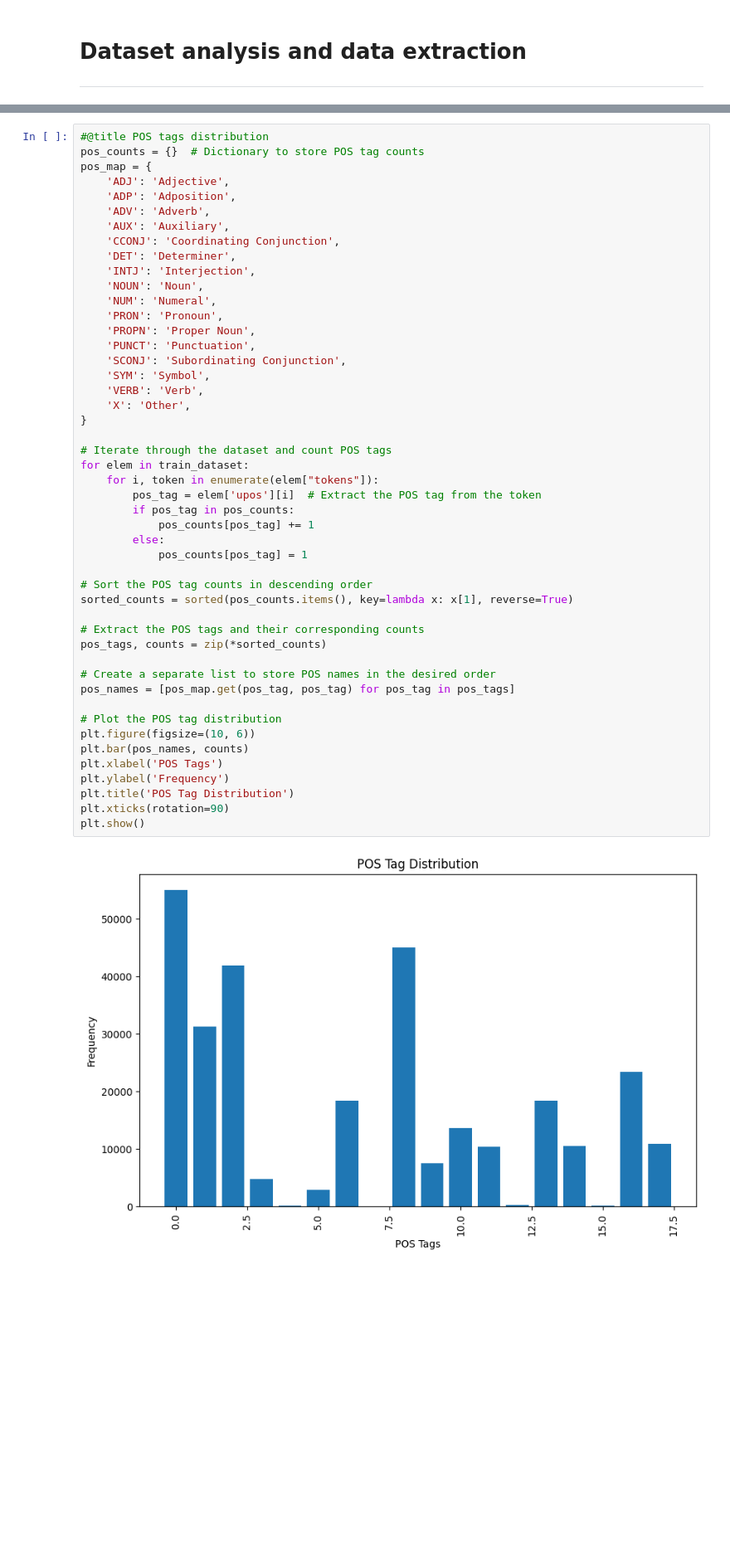
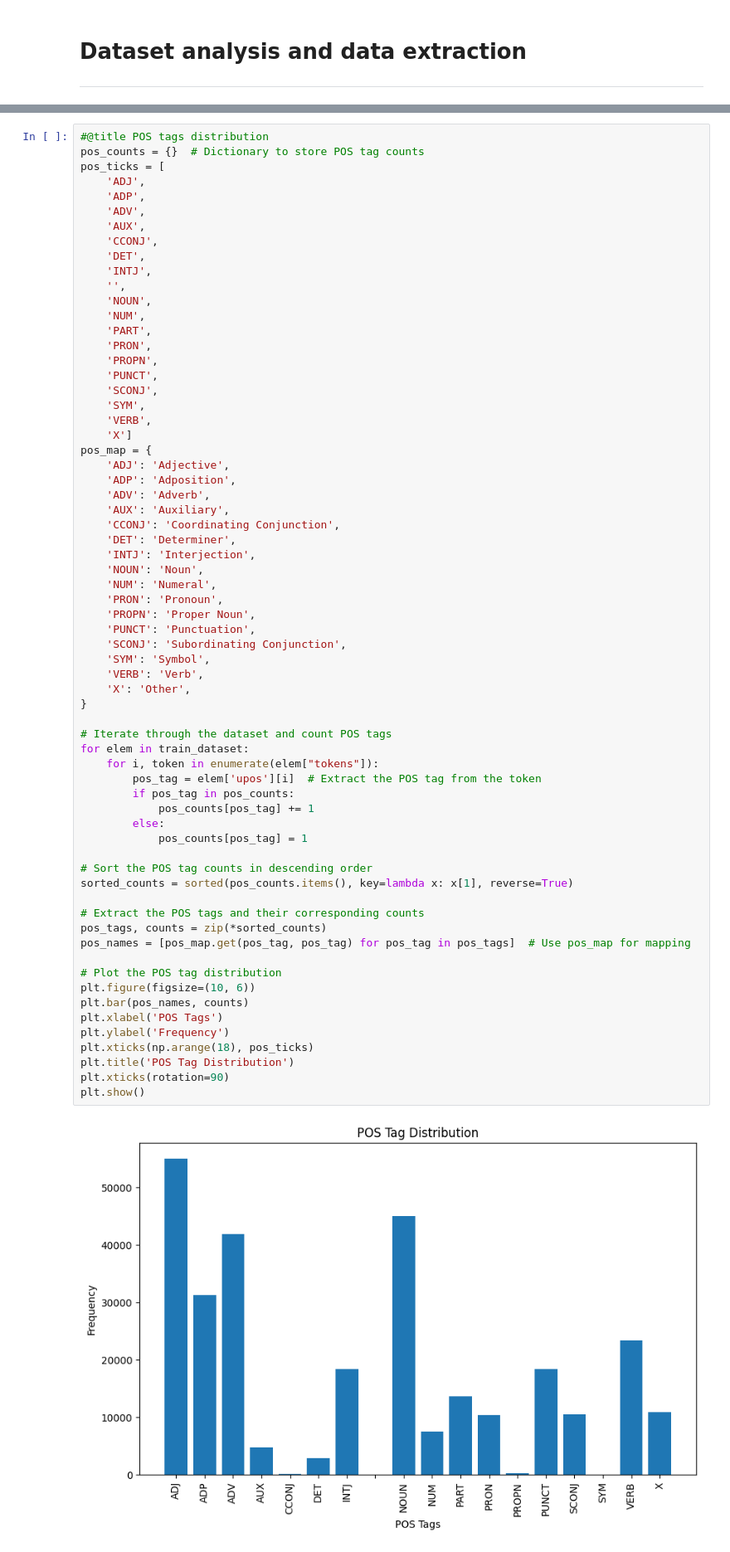
Before and after one commit to FrancescoMonaco/ArcEager, a Jupyter notebook: NLPProject_2087638.ipynb, the cells around one changed output, grey strips where cells are left out. Shown at 83% size. Saved outputs shown, nothing was run; the diff lists cells and outputs as text; blank space fills up the shorter version.

```diff
--- a/NLPProject_2087638.ipynb
+++ b/NLPProject_2087638.ipynb
@@ -336,6 +336,25 @@ Text(0.5, 1.0, 'Sentence lenght distribution')
 # %%
 #@title POS tags distribution
 pos_counts = {}  # Dictionary to store POS tag counts
+pos_ticks = [
+    'ADJ',
+    'ADP',
+    'ADV',
+    'AUX',
+    'CCONJ',
+    'DET',
+    'INTJ',
+    '',
+    'NOUN',
+    'NUM',
+    'PART',
+    'PRON',
+    'PROPN',
+    'PUNCT',
+    'SCONJ',
+    'SYM',
+    'VERB',
+    'X']
 pos_map = {
     'ADJ': 'Adjective',
     'ADP': 'Adposition',
@@ -352,37 +371,36 @@ pos_map = {
     'SCONJ': 'Subordinating Conjunction',
     'SYM': 'Symbol',
     'VERB': 'Verb',
     'X': 'Other',
 }
 
 # Iterate through the dataset and count POS tags
 for elem in train_dataset:
     for i, token in enumerate(elem["tokens"]):
         pos_tag = elem['upos'][i]  # Extract the POS tag from the token
         if pos_tag in pos_counts:
             pos_counts[pos_tag] += 1
         else:
             pos_counts[pos_tag] = 1
 
 # Sort the POS tag counts in descending order
 sorted_counts = sorted(pos_counts.items(), key=lambda x: x[1], reverse=True)
 
 # Extract the POS tags and their corresponding counts
 pos_tags, counts = zip(*sorted_counts)
-
-# Create a separate list to store POS names in the desired order
-pos_names = [pos_map.get(pos_tag, pos_tag) for pos_tag in pos_tags]
+pos_names = [pos_map.get(pos_tag, pos_tag) for pos_tag in pos_tags]  # Use pos_map for mapping
 
 # Plot the POS tag distribution
 plt.figure(figsize=(10, 6))
 plt.bar(pos_names, counts)
 plt.xlabel('POS Tags')
 plt.ylabel('Frequency')
+plt.xticks(np.arange(18), pos_ticks)
 plt.title('POS Tag Distribution')
 plt.xticks(rotation=90)
 plt.show()
 # %% [output]
-[figure, old version]
+[figure, new version]
 # %%
 #@title Extraction
 
```
Also changed, not shown: parts of 14 cells of this notebook.
